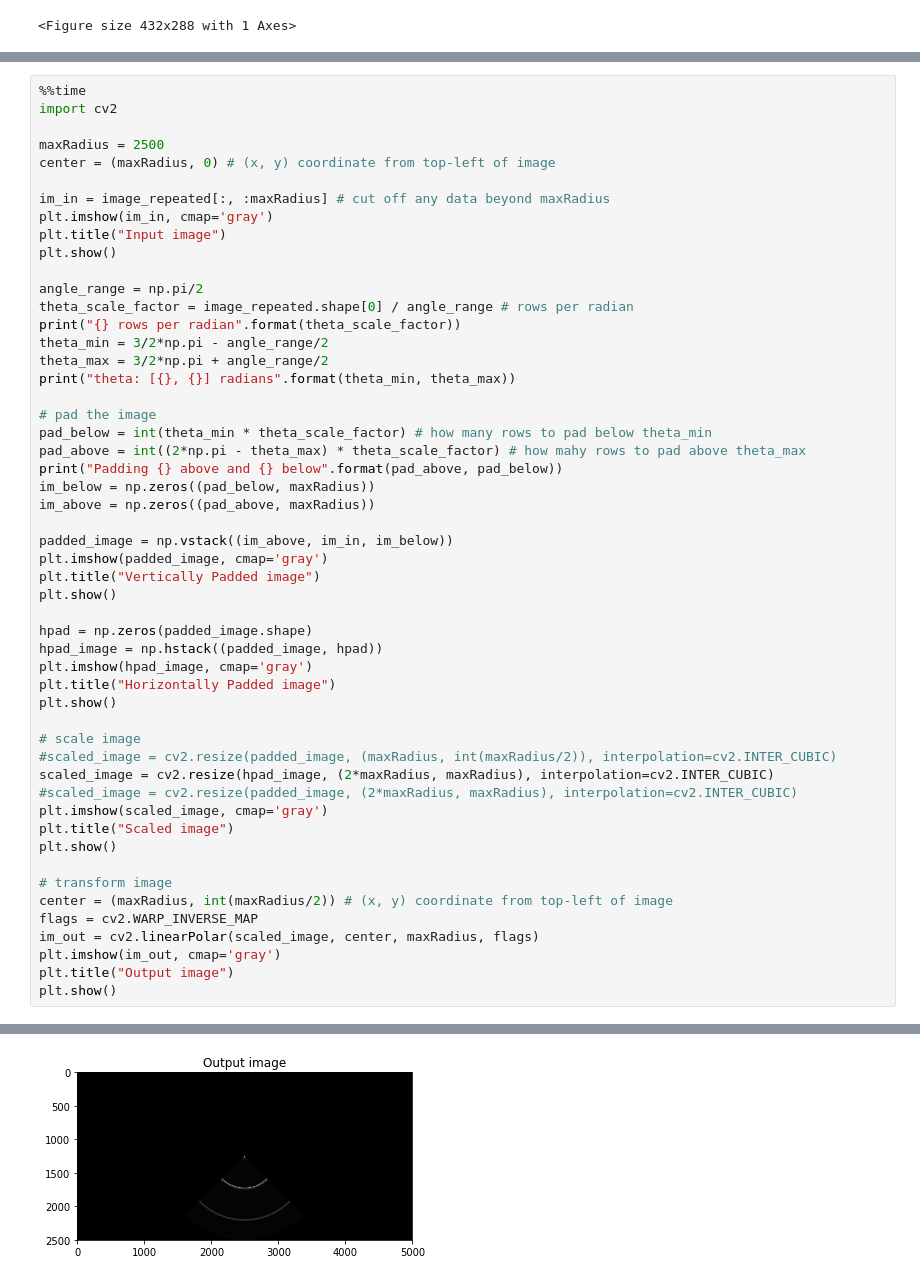
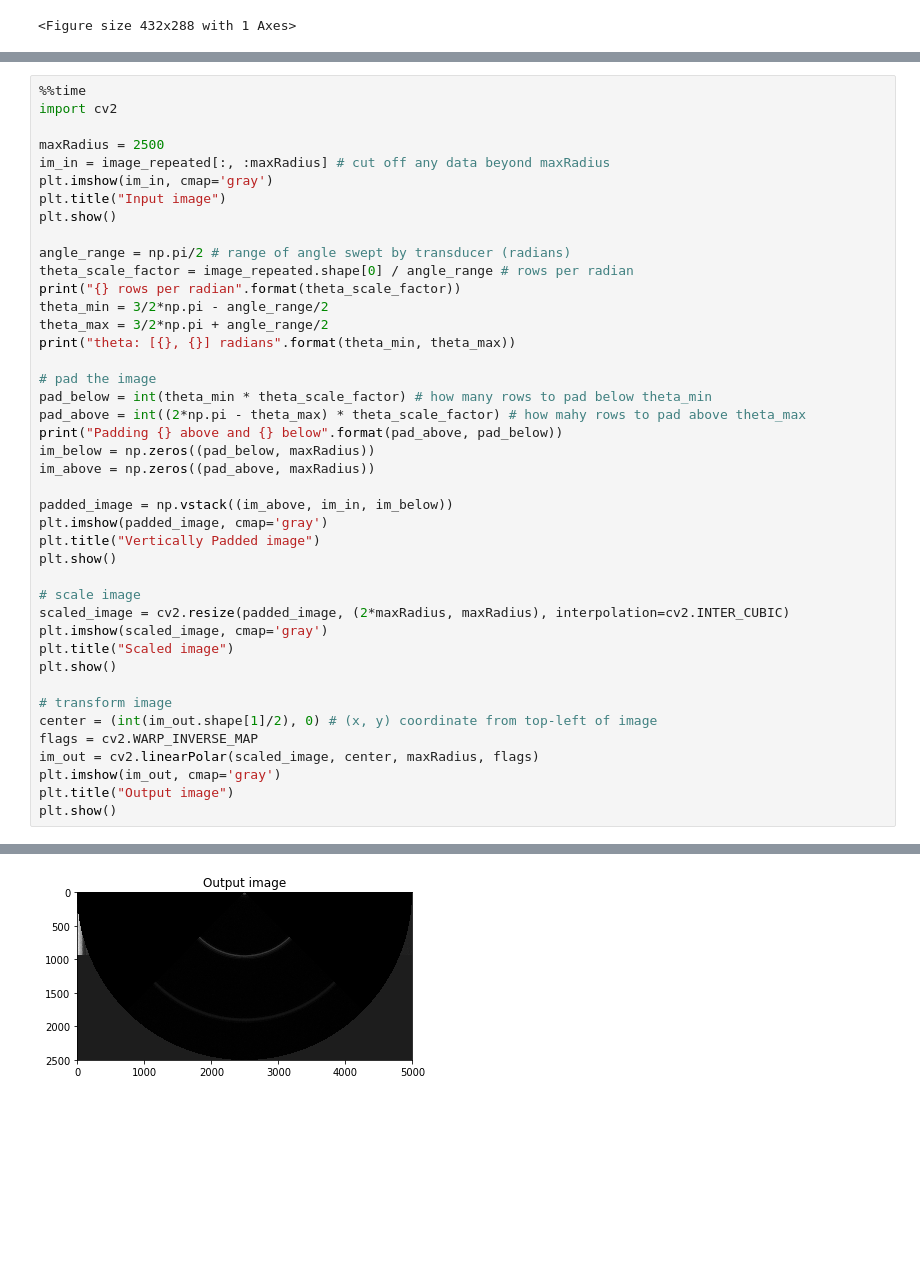
Before and after one commit to wlmeng11/rtl-ultrasound, a Jupyter notebook: experiments/20180813/rtlsdr_ultrasound_test.ipynb, the cells around one changed output, grey strips where cells are left out. Saved outputs shown, nothing was run; the diff lists cells and outputs as text; blank space fills up the shorter version.

Commit message:
Correct scaling of polar2cart image

```diff
--- a/experiments/20180813/rtlsdr_ultrasound_test.ipynb
+++ b/experiments/20180813/rtlsdr_ultrasound_test.ipynb
@@ -536,14 +540,12 @@ How to process image:
 import cv2
 
 maxRadius = 2500
-center = (maxRadius, 0) # (x, y) coordinate from top-left of image
-
 im_in = image_repeated[:, :maxRadius] # cut off any data beyond maxRadius
 plt.imshow(im_in, cmap='gray')
 plt.title("Input image")
 plt.show()
 
-angle_range = np.pi/2
+angle_range = np.pi/2 # range of angle swept by transducer (radians)
 theta_scale_factor = image_repeated.shape[0] / angle_range # rows per radian
 print("{} rows per radian".format(theta_scale_factor))
 theta_min = 3/2*np.pi - angle_range/2
@@ -562,22 +564,14 @@ plt.imshow(padded_image, cmap='gray')
 plt.title("Vertically Padded image")
 plt.show()
 
-hpad = np.zeros(padded_image.shape)
-hpad_image = np.hstack((padded_image, hpad))
-plt.imshow(hpad_image, cmap='gray')
-plt.title("Horizontally Padded image")
-plt.show()
-
 # scale image
-#scaled_image = cv2.resize(padded_image, (maxRadius, int(maxRadius/2)), interpolation=cv2.INTER_CUBIC)
-scaled_image = cv2.resize(hpad_image, (2*maxRadius, maxRadius), interpolation=cv2.INTER_CUBIC)
-#scaled_image = cv2.resize(padded_image, (2*maxRadius, maxRadius), interpolation=cv2.INTER_CUBIC)
+scaled_image = cv2.resize(padded_image, (2*maxRadius, maxRadius), interpolation=cv2.INTER_CUBIC)
 plt.imshow(scaled_image, cmap='gray')
 plt.title("Scaled image")
 plt.show()
 
 # transform image
-center = (maxRadius, int(maxRadius/2)) # (x, y) coordinate from top-left of image
+center = (int(im_out.shape[1]/2), 0) # (x, y) coordinate from top-left of image
 flags = cv2.WARP_INVERSE_MAP
 im_out = cv2.linearPolar(scaled_image, center, maxRadius, flags)
 plt.imshow(im_out, cmap='gray')
@@ -594 +588 @@ Padding 1504 above and 7522 below
-[figure, old version]
+[figure, new version]
```
Also changed, not shown: parts of 4 cells of this notebook.
